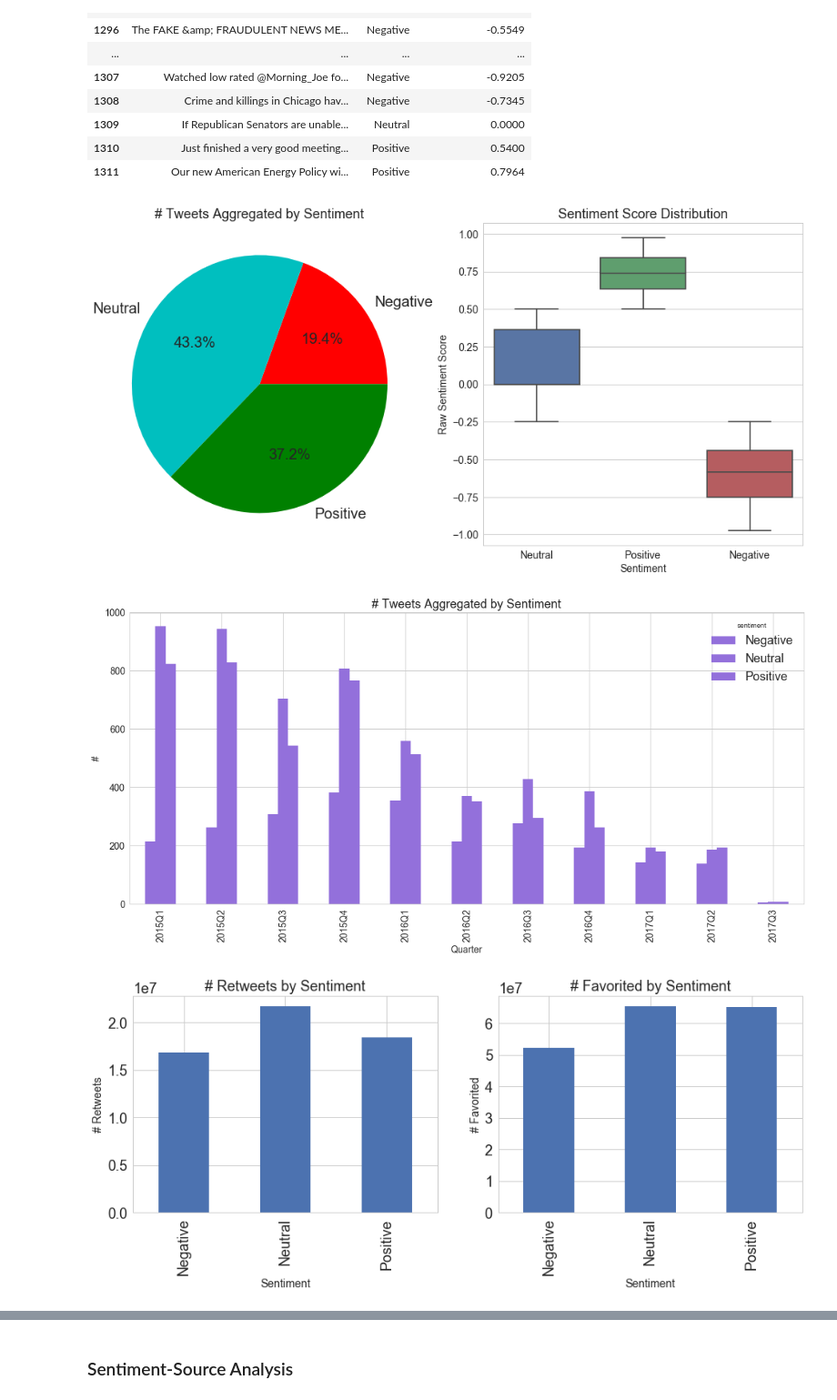
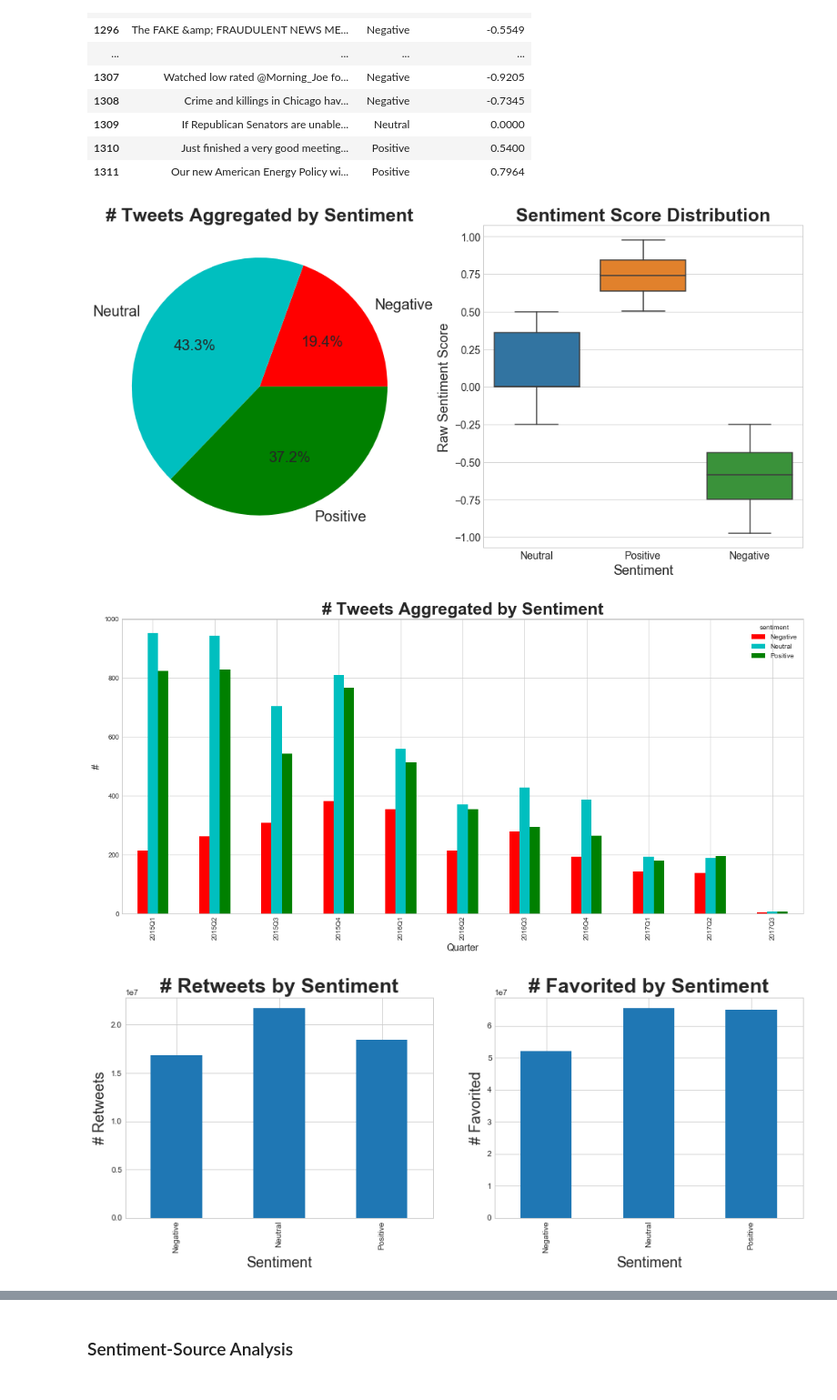
Before and after one commit to atulkumarin/project, a Jupyter notebook: analysis/project-report.ipynb, the cells around one changed output, grey strips where cells are left out. Shown at 91% size. Drawn from its saved outputs; the diff is of its cells as text; code cells hidden in the pictures.

Commit message:
fixed figures sentimental analysis + ego

```diff
--- a/analysis/project-report.ipynb
+++ b/analysis/project-report.ipynb
@@ -430,52 +430,53 @@ fig = plt.figure()
 ax = fig.add_subplot(121)
 count_by_sentiment = df[df['created_at'].apply(lambda x: x.year >= 2015)].groupby(['sentiment']).size()
 count_by_sentiment.plot(figsize=(17, 8), kind='pie', autopct='%1.1f%%', fontsize=20, colors=['r', 'c', 'g']);
-plt.title('# Tweets Aggregated by Sentiment', fontsize=18);
+plt.title('# Tweets Aggregated by Sentiment', fontweight='bold', fontsize=25);
 #plt.xlabel('Sentiment', fontsize=14);
-plt.ylabel('', fontsize=14);
+plt.ylabel('', fontsize=18);
 
 
 ax = fig.add_subplot(122)
-ax = sns.boxplot(y='sentiment_raw_score', x='sentiment', data=df[df['created_at'].apply(lambda x: x.year >= 2015)], showfliers=False);
+ax = (sns.boxplot(y='sentiment_raw_score',
+                  x='sentiment', data=df[df['created_at']
+                                         .apply(lambda x: x.year >= 2015)], showfliers=False));
 #sx = sns.distplot(df[df['created_at'].apply(lambda x: x.year >= 2015)]['sentiment_raw_score'])
-plt.title('Sentiment Score Distribution', fontsize=18);
+plt.title('Sentiment Score Distribution', fontweight='bold', fontsize=25);
 plt.xticks(fontsize=14); plt.yticks(fontsize=14)
-plt.xlabel('Sentiment', fontsize=14); plt.ylabel('Raw Sentiment Score', fontsize=14);
+plt.xlabel('Sentiment', fontsize=18); plt.ylabel('Raw Sentiment Score', fontsize=18);
 
 plt.savefig(FIGURE_FOLDER + 'sentiment_counts.png')
 #boxplot
 # %% [output]
-[figure, old version]
+[figure, new version]
 # %%
 count_by_sentiment_quarter = (df[df['created_at'].apply(lambda x: x.year >= 2015)].groupby(['quarter_cohort', 'sentiment'])
                               .size().unstack().fillna(0).
-                              plot(figsize=(18, 8), kind='bar', width=0.5, **plots_args));
-plt.title('# Tweets Aggregated by Sentiment', fontsize=18);
+                              plot(figsize=(18, 8), kind='bar', width=0.5, color=['r', 'c', 'g']));
+plt.title('# Tweets Aggregated by Sentiment', fontweight='bold', fontsize=25);
 plt.xlabel('Quarter', fontsize=14); plt.ylabel('#', fontsize=14);
 plt.savefig(FIGURE_FOLDER + 'sentiment_counts_quarter.png')
 #fix colours
 # %% [output]
-[figure, old version]
+[figure, new version]
 # %%
 fig = plt.figure()
 ax = fig.add_subplot(121)
 retweet_count_by_sentiment = (df[df['created_at'].apply(lambda x: x.year >= 2015)]
                               .groupby('sentiment')['retweet_count']
-                              .sum().plot(kind='bar', figsize=(15,5)))
-#count_by_sentiment.plot(figsize=(10, 6), kind='bar', **plots_args);
-plt.title('# Retweets by Sentiment', fontsize=18);
-plt.xlabel('Sentiment', fontsize=14); plt.ylabel('# Retweets', fontsize=14);
+                              .sum().plot(kind='bar', figsize=(18,5)))
+plt.title('# Retweets by Sentiment', fontweight='bold', fontsize=25);
+plt.xlabel('Sentiment', fontsize=18); plt.ylabel('# Retweets', fontsize=18);
 
 ax = fig.add_subplot(122)
 favorited_count_by_sentiment = (df[df['created_at'].apply(lambda x: x.year >= 2015)]
                                 .groupby('sentiment')['favorite_count']
                                 .sum().plot(kind='bar', figsize=(15,5)))
 #count_by_sentiment.plot(figsize=(10, 6), kind='bar', **plots_args);
-plt.title('# Favorited by Sentiment', fontsize=18);
-plt.xlabel('Sentiment', fontsize=14); plt.ylabel('# Favorited', fontsize=14);
+plt.title('# Favorited by Sentiment', fontweight='bold', fontsize=25);
+plt.xlabel('Sentiment', fontsize=18); plt.ylabel('# Favorited', fontsize=18);
 plt.savefig(FIGURE_FOLDER + 'sentiment_retweet_favorited.png')
 # %% [output]
-[figure, old version]
+[figure, new version]
 # %%
 retweet_count_by_sentiment_quarter = (df[df['created_at'].apply(lambda x: x.year >= 2015)]
                                       .groupby(['quarter_cohort', 'sentiment'])['retweet_count']
```
Also changed, not shown: parts of 11 cells of this notebook, 8 other files.
